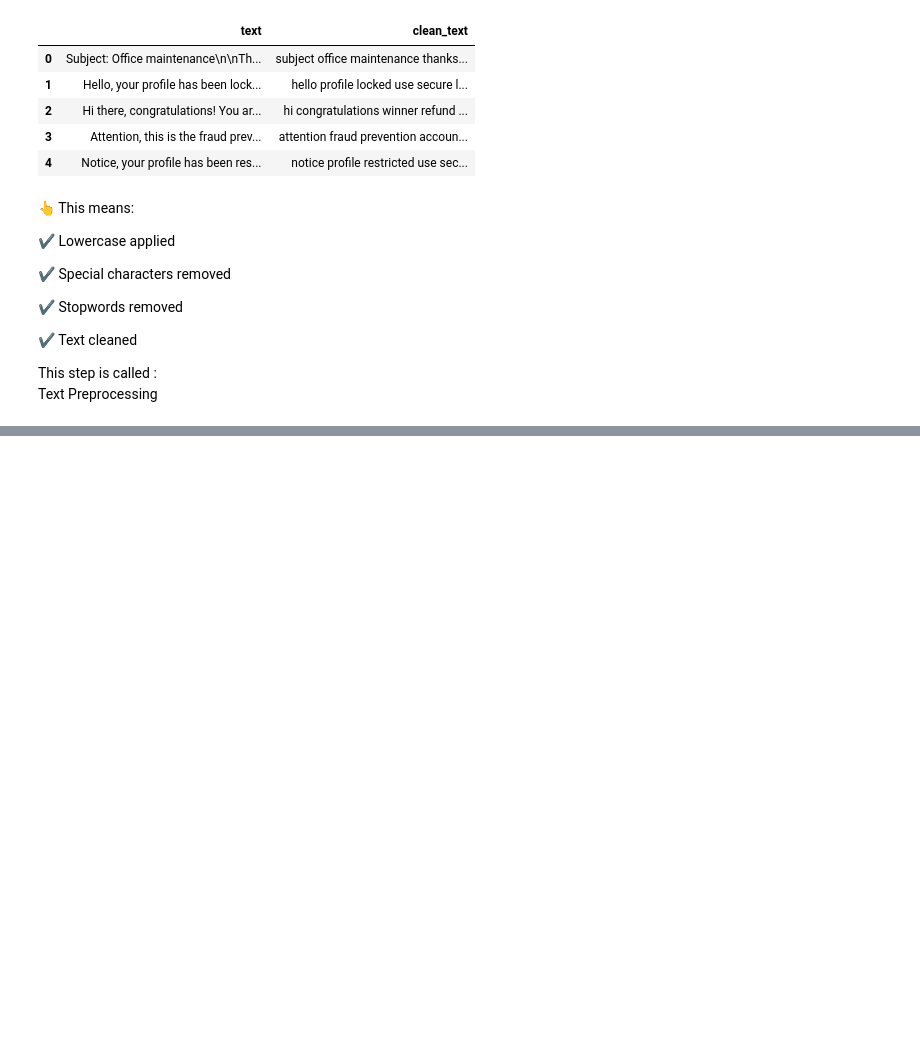
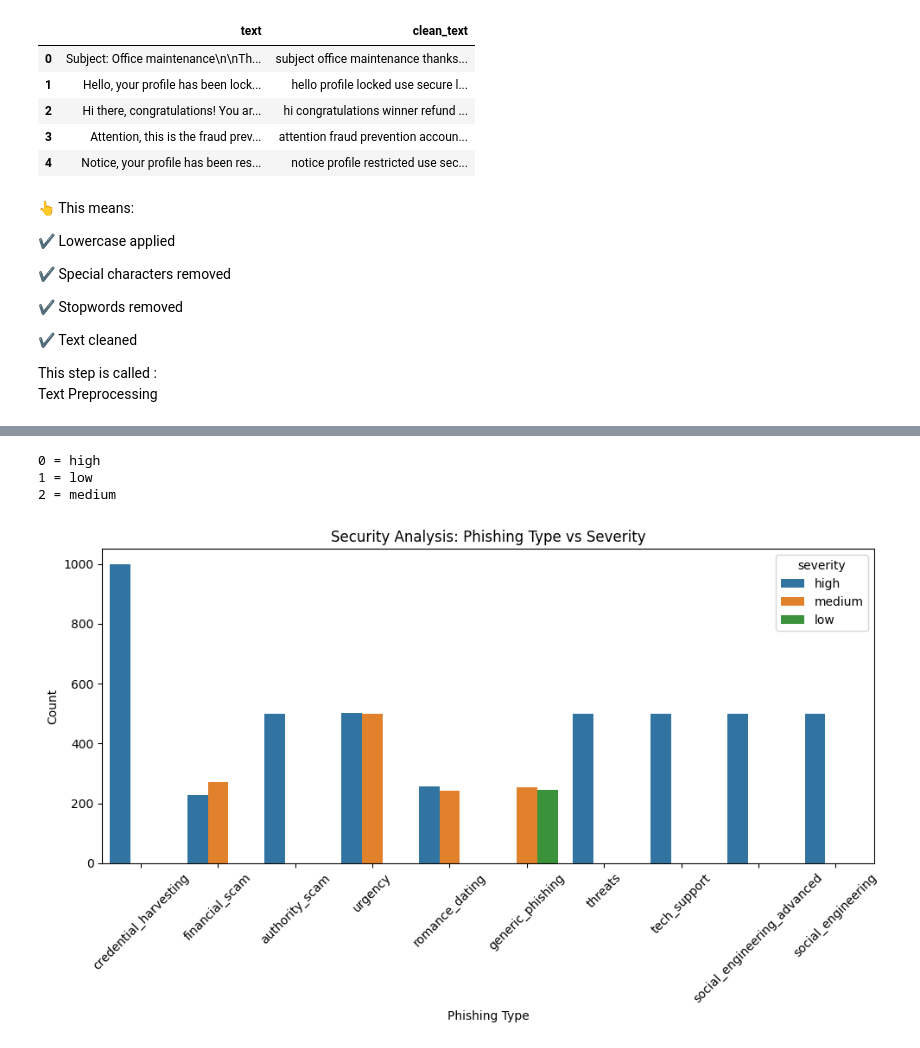
Before and after one commit to Ayushiverma844/Mini-Siem, a Jupyter notebook: Backend/explore_phishing.ipynb, the cells around one changed output, grey strips where cells are left out. Cells and saved outputs as stored; diff of their text form; code cells hidden in the pictures; blank space fills up the shorter version.

```diff
--- a/Backend/explore_phishing.ipynb
+++ b/Backend/explore_phishing.ipynb
@@ -162,0 +219,45 @@ Text Preprocessing
+# %%
+# Encode severity
+severity_encoder = LabelEncoder()
+
+df['severity_encoded'] = severity_encoder.fit_transform(
+    df['severity']
+)
+
+df[['severity', 'severity_encoded']].value_counts()
+# create target variable for severity
+y_severity = df['severity_encoded']
+# %%
+# Print the mapping of encoded values to original labels
+for i, label in enumerate(severity_encoder.classes_):
+    print(i, "=", label)
+# %% [output]
+0 = high
+1 = low
+2 = medium
+# %%
+# Data Visualization
+# Phishing Type vs Severity
+
+# Filter only phishing
+phishing_df = df[df['label'] == 1]
+
+plt.figure(figsize=(10,6))
+
+sns.countplot(
+    data=phishing_df,
+    x='phishing_type',
+    hue='severity'
+)
+
+plt.xticks(rotation=45)
+
+plt.title("Security Analysis: Phishing Type vs Severity")
+plt.xlabel("Phishing Type")
+plt.ylabel("Count")
+
+plt.tight_layout()
+
+plt.show()
+# %% [output]
+[figure, added]
```
Also changed, not shown: parts of 14 cells of this notebook.
